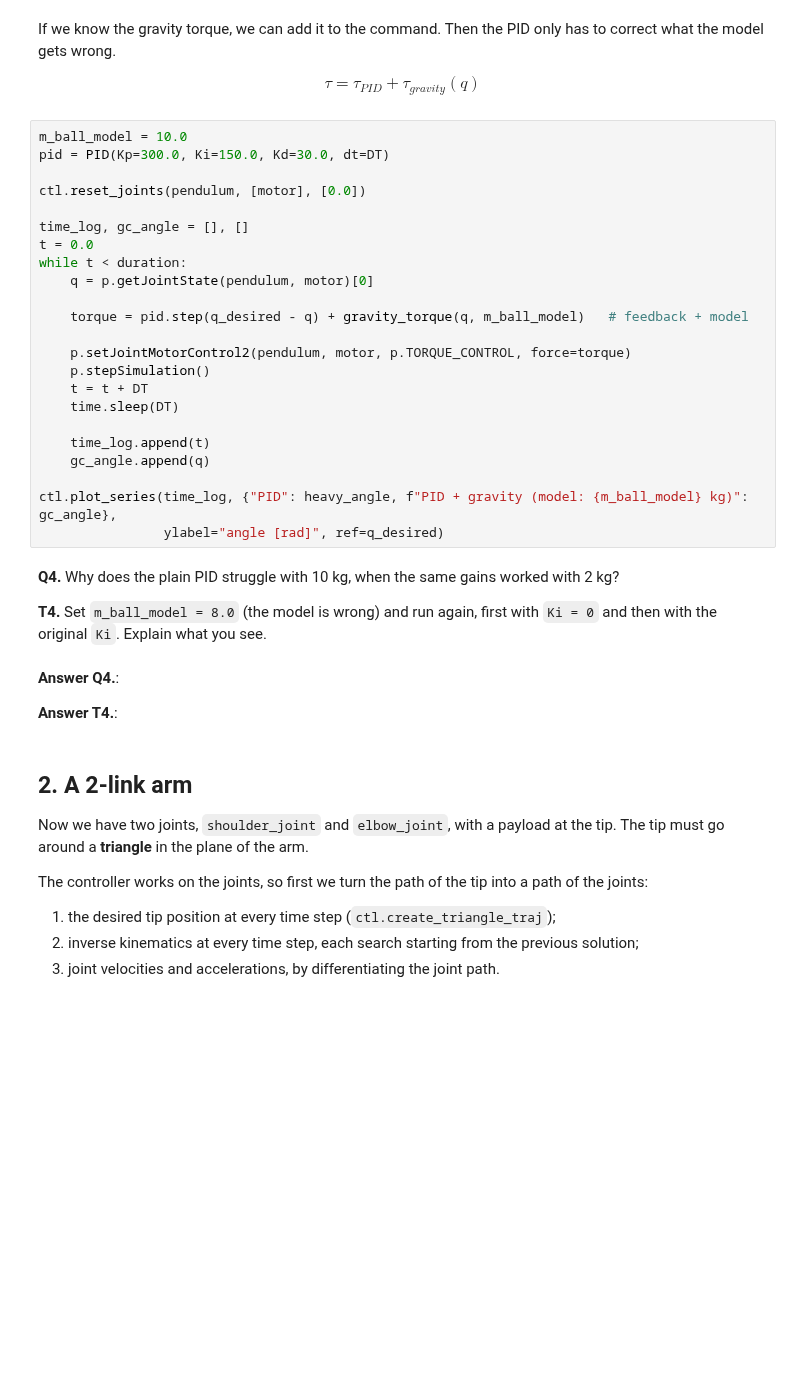
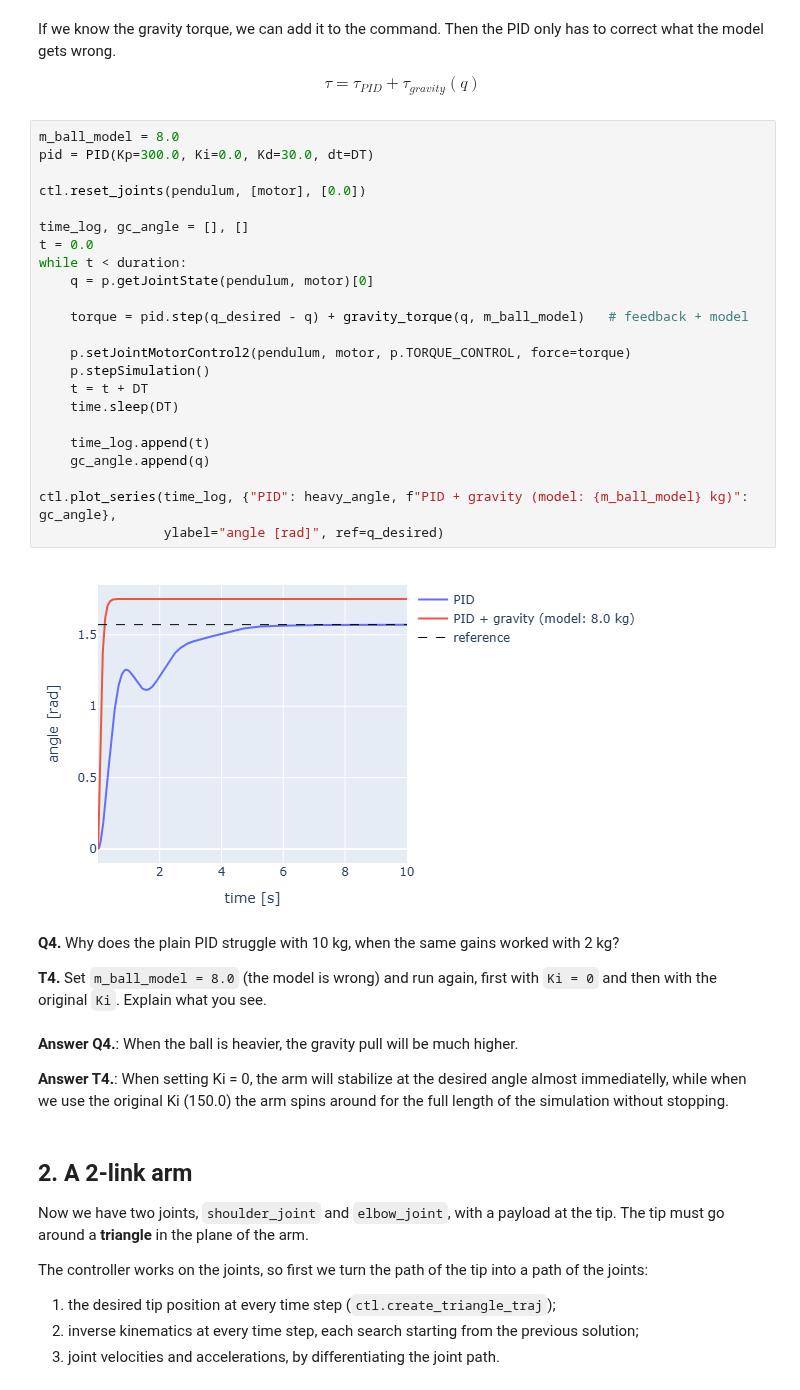
Before and after one commit to FonfasV/robmed-group-1, a Jupyter notebook: week-3/robmed_control.ipynb, the cells around one changed output. Cells and saved outputs as stored; diff of their text form; blank space fills up the shorter version.

```diff
--- a/week-3/robmed_control.ipynb
+++ b/week-3/robmed_control.ipynb
@@ -251,36 +258,38 @@ If we know the gravity torque, we can add it to the command. Then the PID only h
 
 $$\tau = \tau_{PID} + \tau_{gravity}(q)$$
 # %%
-m_ball_model = 10.0
-pid = PID(Kp=300.0, Ki=150.0, Kd=30.0, dt=DT)
+m_ball_model = 8.0
+pid = PID(Kp=300.0, Ki=0.0, Kd=30.0, dt=DT)
 
 ctl.reset_joints(pendulum, [motor], [0.0])
 
 time_log, gc_angle = [], []
 t = 0.0
 while t < duration:
     q = p.getJointState(pendulum, motor)[0]
 
     torque = pid.step(q_desired - q) + gravity_torque(q, m_ball_model)   # feedback + model
 
     p.setJointMotorControl2(pendulum, motor, p.TORQUE_CONTROL, force=torque)
     p.stepSimulation()
     t = t + DT
     time.sleep(DT)
 
     time_log.append(t)
     gc_angle.append(q)
 
 ctl.plot_series(time_log, {"PID": heavy_angle, f"PID + gravity (model: {m_ball_model} kg)": gc_angle},
                 ylabel="angle [rad]", ref=q_desired)
+# %% [output]
+[figure, added]
 # %% [markdown]
 **Q4.** Why does the plain PID struggle with 10 kg, when the same gains worked with 2 kg?
 
 **T4.** Set `m_ball_model = 8.0` (the model is wrong) and run again, first with `Ki = 0` and then with the original `Ki`. Explain what you see.
 # %% [markdown]
-**Answer Q4.**:
+**Answer Q4.**: When the ball is heavier, the gravity pull will be much higher.
 
-**Answer T4.**:
+**Answer T4.**: When setting Ki = 0, the arm will stabilize at the desired angle almost immediatelly, while when we use the original Ki (150.0) the arm spins around for the full length of the simulation without stopping.
 # %% [markdown]
 ## 2. A 2-link arm
 
```
Also changed, not shown: parts of 4 cells of this notebook.
